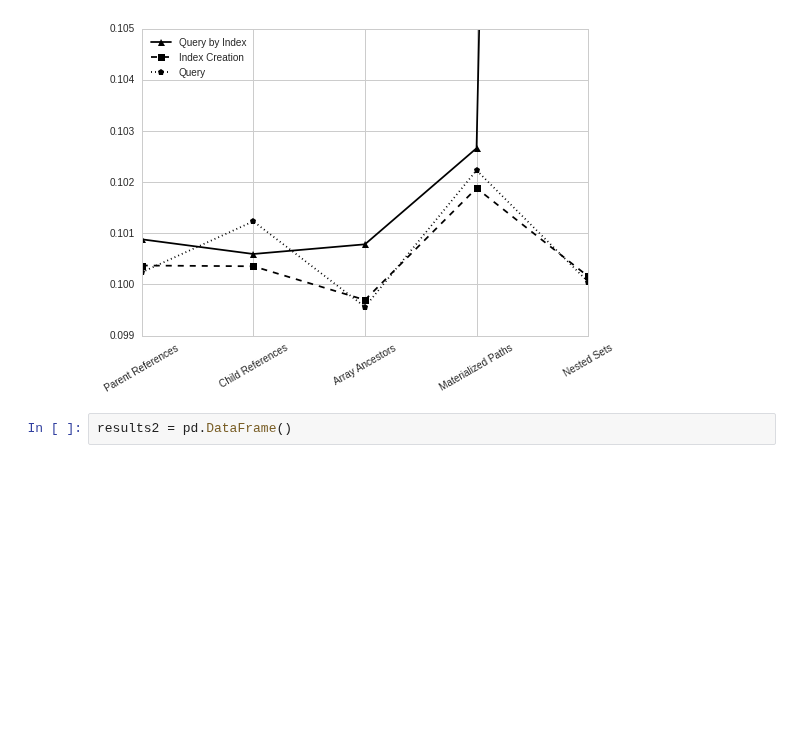
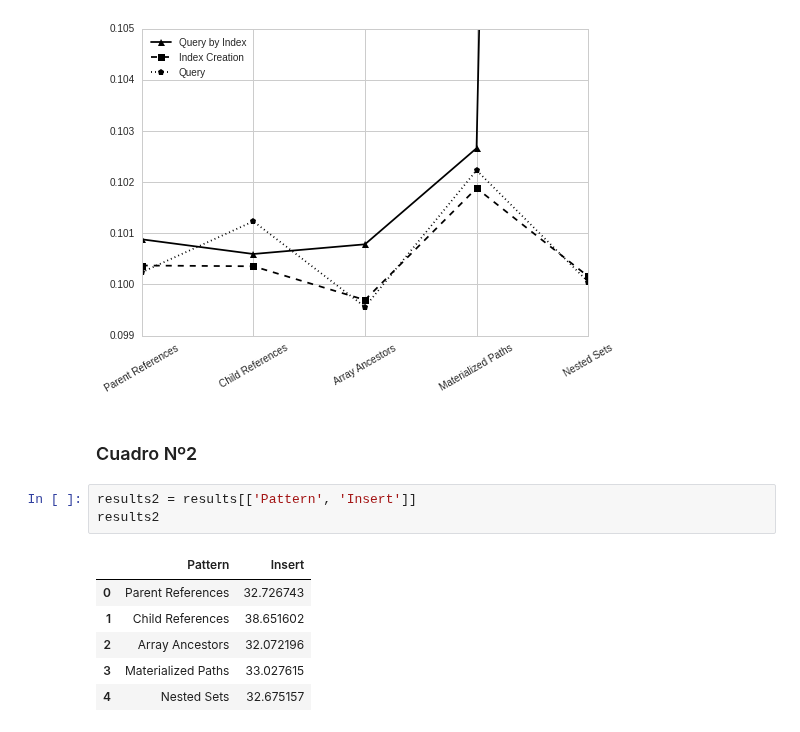
Before and after one commit to miltonlab/pyresearch, a Jupyter notebook: trees-mongodb/Trees NOSQL MongoDB.ipynb, the cells around one changed output. Saved outputs shown, nothing was run; the diff lists cells and outputs as text; blank space fills up the shorter version.

```diff
--- a/trees-mongodb/Trees NOSQL MongoDB.ipynb
+++ b/trees-mongodb/Trees NOSQL MongoDB.ipynb
@@ -525,5 +525,15 @@ l = plt.legend(loc=2)
 plt.savefig('images/speeds.png')
 # %% [output]
 [figure]
-# %%
-results2 = pd.DataFrame()
+# %% [markdown]
+### Cuadro Nº2
+# %%
+results2 = results[['Pattern', 'Insert']]
+results2
+# %% [output]
+|  | Pattern | Insert |
+| 0 | Parent References | 32.726743 |
+| 1 | Child References | 38.651602 |
+| 2 | Array Ancestors | 32.072196 |
+| 3 | Materialized Paths | 33.027615 |
+| 4 | Nested Sets | 32.675157 |
```
Also changed, not shown: parts of 6 cells of this notebook, 2 other files.
